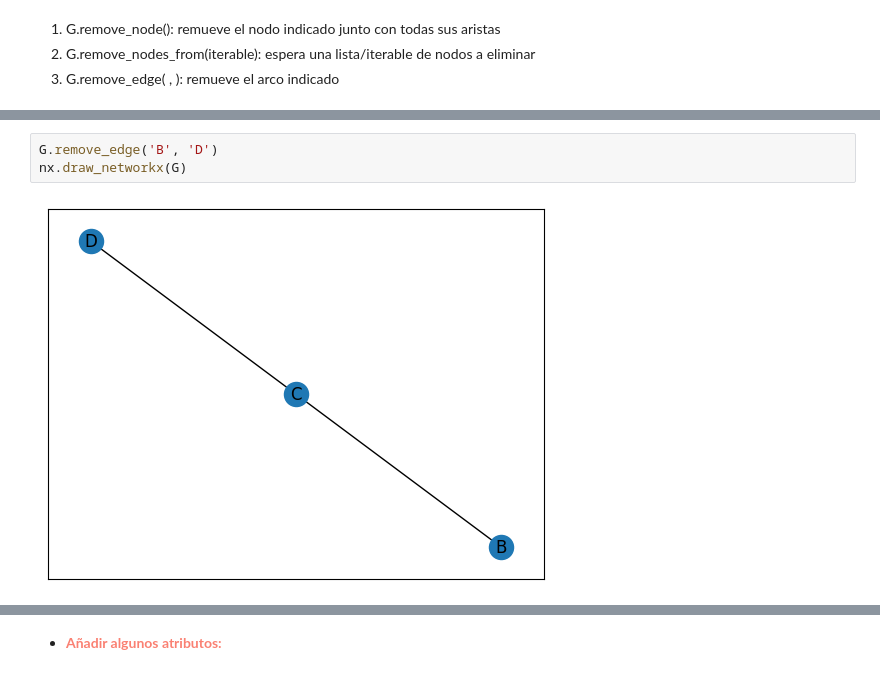
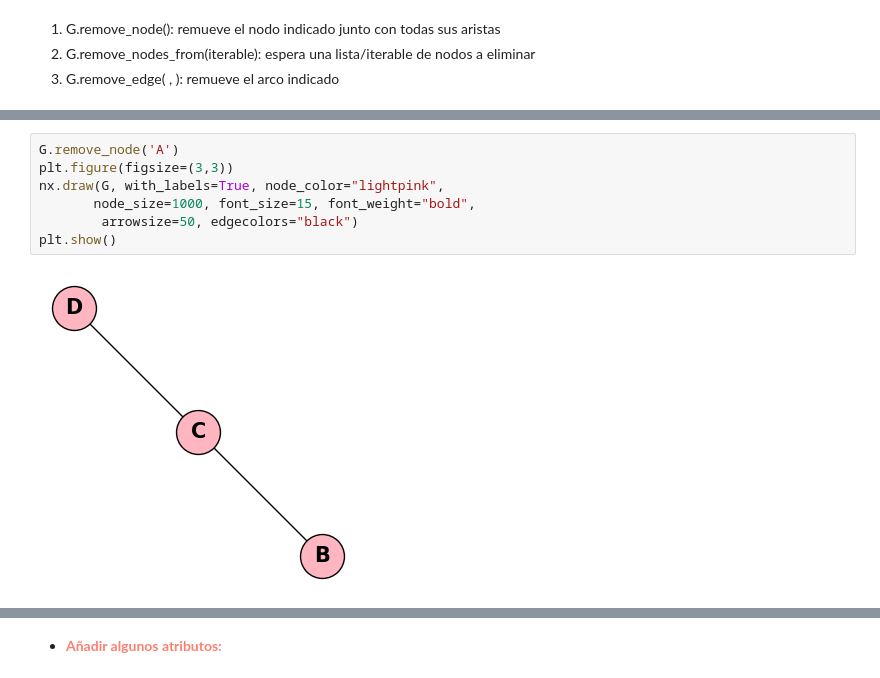
Before and after one commit to Evelyn-Rojas/Investigaci-n-de-operaciones-7MM1, a Jupyter notebook: TAREA1_LIBRERIA.ipynb, the cells around one changed output, grey strips where cells are left out. Saved outputs shown, nothing was run; the diff lists cells and outputs as text.

```diff
--- a/TAREA1_LIBRERIA.ipynb
+++ b/TAREA1_LIBRERIA.ipynb
@@ -59,5 +67,9 @@ nx.draw_networkx(G)
-# %%
-G.remove_edge('B', 'D')
-nx.draw_networkx(G)
-# %% [output]
-[figure, removed]
+# %%
+G.remove_node('A')
+plt.figure(figsize=(3,3))
+nx.draw(G, with_labels=True, node_color="lightpink",
+       node_size=1000, font_size=15, font_weight="bold",
+        arrowsize=50, edgecolors="black")
+plt.show()
+# %% [output]
+[figure, added]
```
Also changed, not shown: parts of 17 cells of this notebook.
